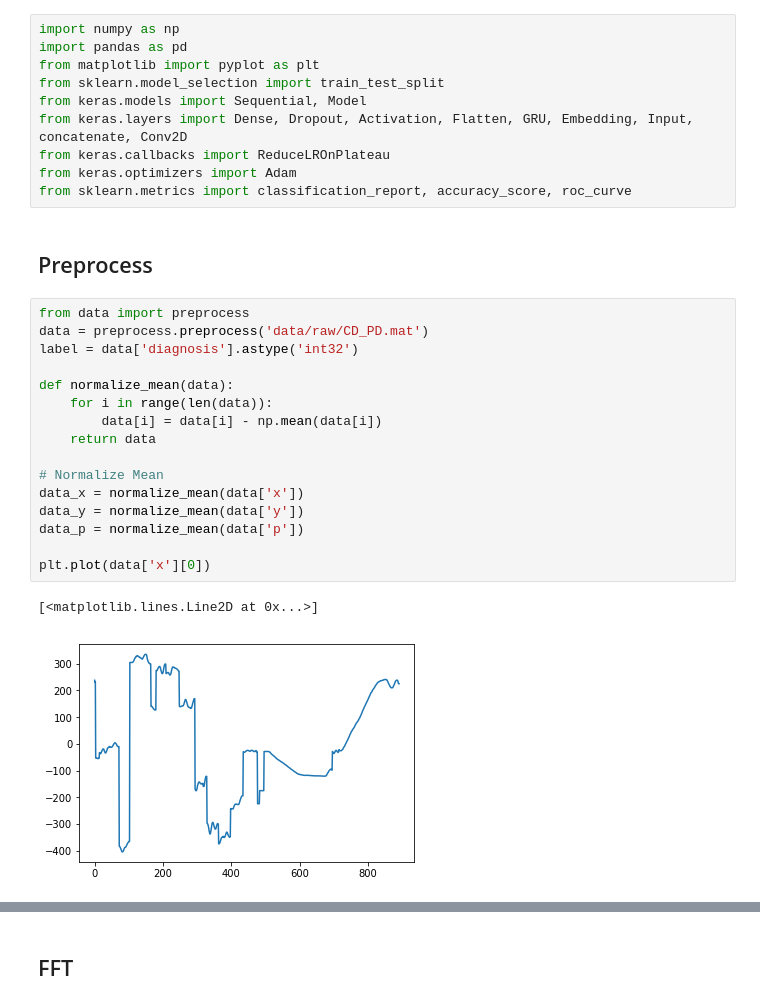
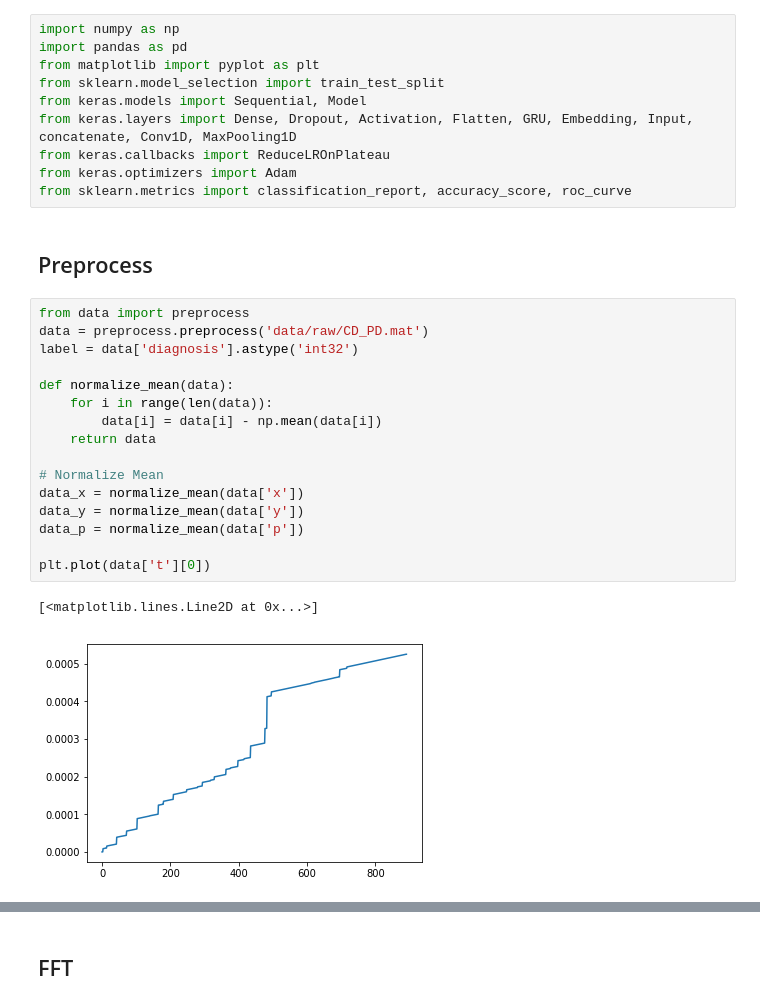
Before and after one commit to p-amonpitakpun/clock-drawing-dnn, a Jupyter notebook: Notebooks/models/fft_cnn.ipynb, the cells around one changed output, grey strips where cells are left out. Saved outputs shown, nothing was run; the diff lists cells and outputs as text.

```diff
--- a/Notebooks/models/fft_cnn.ipynb
+++ b/Notebooks/models/fft_cnn.ipynb
@@ -4,7 +4,7 @@ import pandas as pd
 from matplotlib import pyplot as plt
 from sklearn.model_selection import train_test_split
 from keras.models import Sequential, Model
-from keras.layers import Dense, Dropout, Activation, Flatten, GRU, Embedding, Input, concatenate, Conv2D
+from keras.layers import Dense, Dropout, Activation, Flatten, GRU, Embedding, Input, concatenate, Conv1D, MaxPooling1D
 from keras.callbacks import ReduceLROnPlateau
 from keras.optimizers import Adam
 from sklearn.metrics import classification_report, accuracy_score, roc_curve
@@ -13,19 +13,19 @@ from sklearn.metrics import classification_report, accuracy_score, roc_curve
 # %%
 from data import preprocess
 data = preprocess.preprocess('data/raw/CD_PD.mat')
 label = data['diagnosis'].astype('int32')
 
 def normalize_mean(data):
     for i in range(len(data)):
         data[i] = data[i] - np.mean(data[i])
     return data
 
 # Normalize Mean
 data_x = normalize_mean(data['x'])
 data_y = normalize_mean(data['y'])
 data_p = normalize_mean(data['p'])
 
-plt.plot(data['x'][0])
+plt.plot(data['t'][0])
 # %% [output]
 [<matplotlib.lines.Line2D at 0x...>]
-[figure, old version]
+[figure, new version]
```
Also changed, not shown: parts of 8 cells of this notebook.
